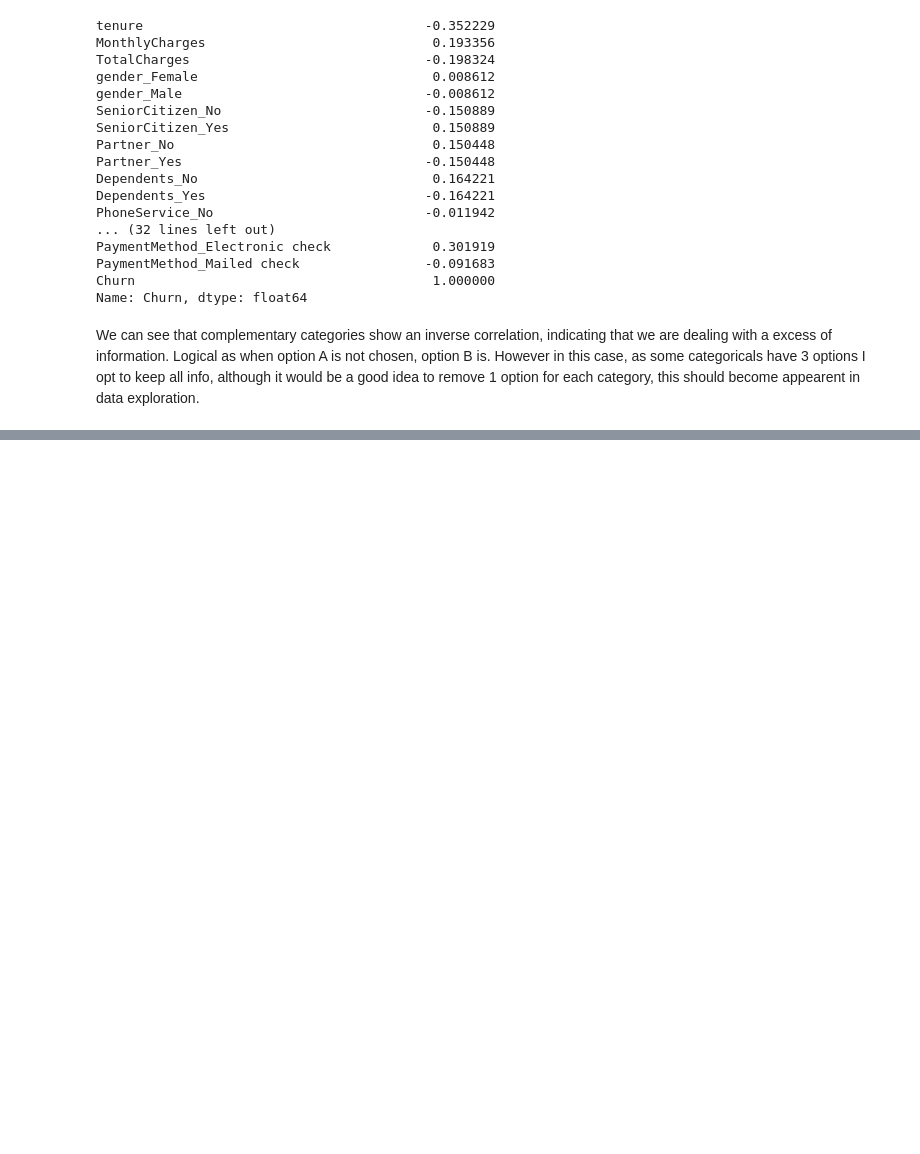
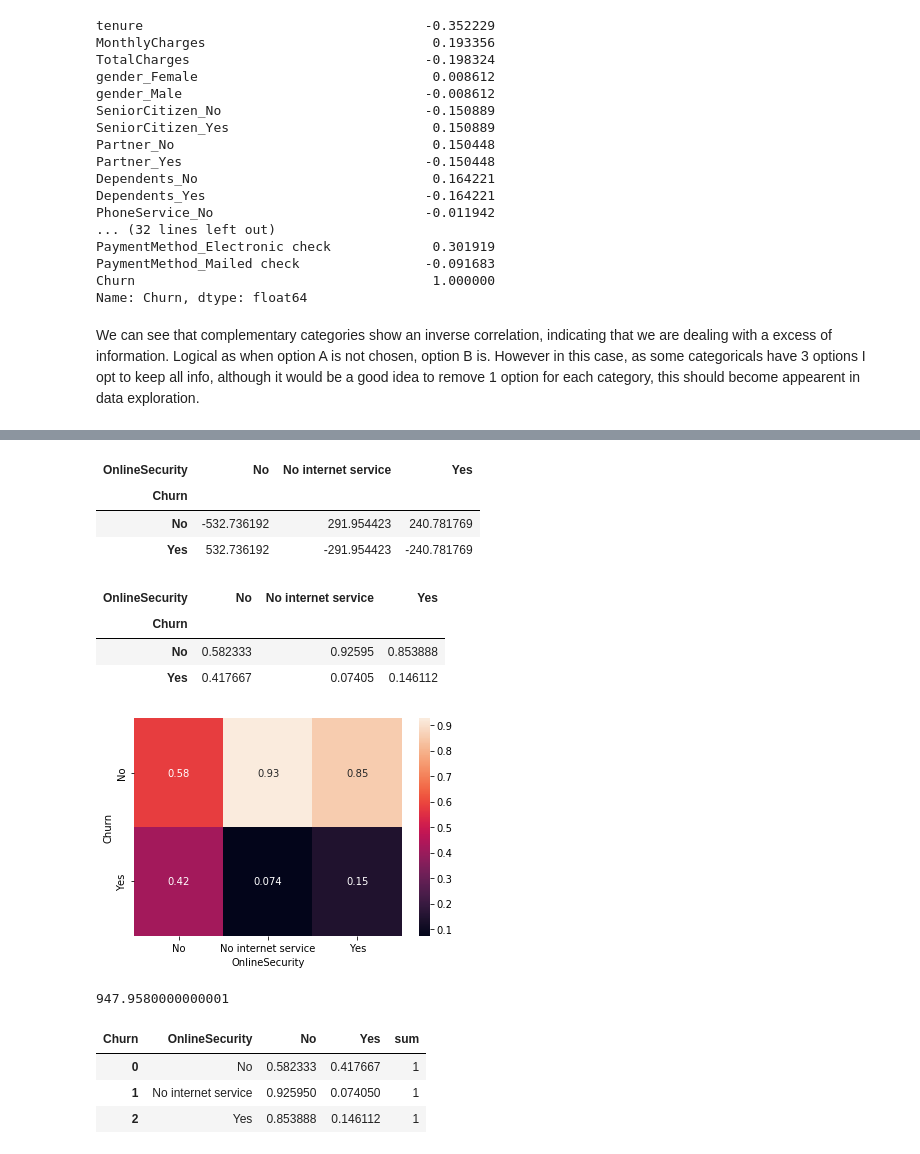
Before and after one commit to LorenzF/data-science-practical-approach, a Jupyter notebook: src/c7_case_studies/Churn.ipynb, the cells around one changed output, grey strips where cells are left out. Drawn from its saved outputs; the diff is of its cells as text; code cells hidden in the pictures; blank space fills up the shorter version.

```diff
--- a/src/c7_case_studies/Churn.ipynb
+++ b/src/c7_case_studies/Churn.ipynb
@@ -335,0 +766,31 @@ However in this case, as some categoricals have 3 options I opt to keep all info
+# %%
+chi2_results['OnlineSecurity']['diff']
+# %% [output]
+| OnlineSecurity | No | No internet service | Yes |
+| Churn |  |  |  |
+| No | -532.736192 | 291.954423 | 240.781769 |
+| Yes | 532.736192 | -291.954423 | -240.781769 |
+# %%
+mean_matrix('OnlineSecurity')
+# %% [output]
+| OnlineSecurity | No | No internet service | Yes |
+| Churn |  |  |  |
+| No | 0.582333 | 0.92595 | 0.853888 |
+| Yes | 0.417667 | 0.07405 | 0.146112 |
+# %%
+ax = sns.heatmap(mean_matrix('OnlineSecurity'), annot=True)
+# %% [output]
+[figure, added]
+# %%
+churn_df.OnlineSecurity.value_counts()['No']*(0.417-0.146)
+# %% [output]
+947.9580000000001
+# %%
+vis_matrix = mean_matrix('OnlineSecurity').T.reset_index()
+vis_matrix['sum'] = 1
+vis_matrix
+# %% [output]
+| Churn | OnlineSecurity | No | Yes | sum |
+| 0 | No | 0.582333 | 0.417667 | 1 |
+| 1 | No internet service | 0.925950 | 0.074050 | 1 |
+| 2 | Yes | 0.853888 | 0.146112 | 1 |
```
Also changed, not shown: parts of 124 cells of this notebook, 1 other file.
